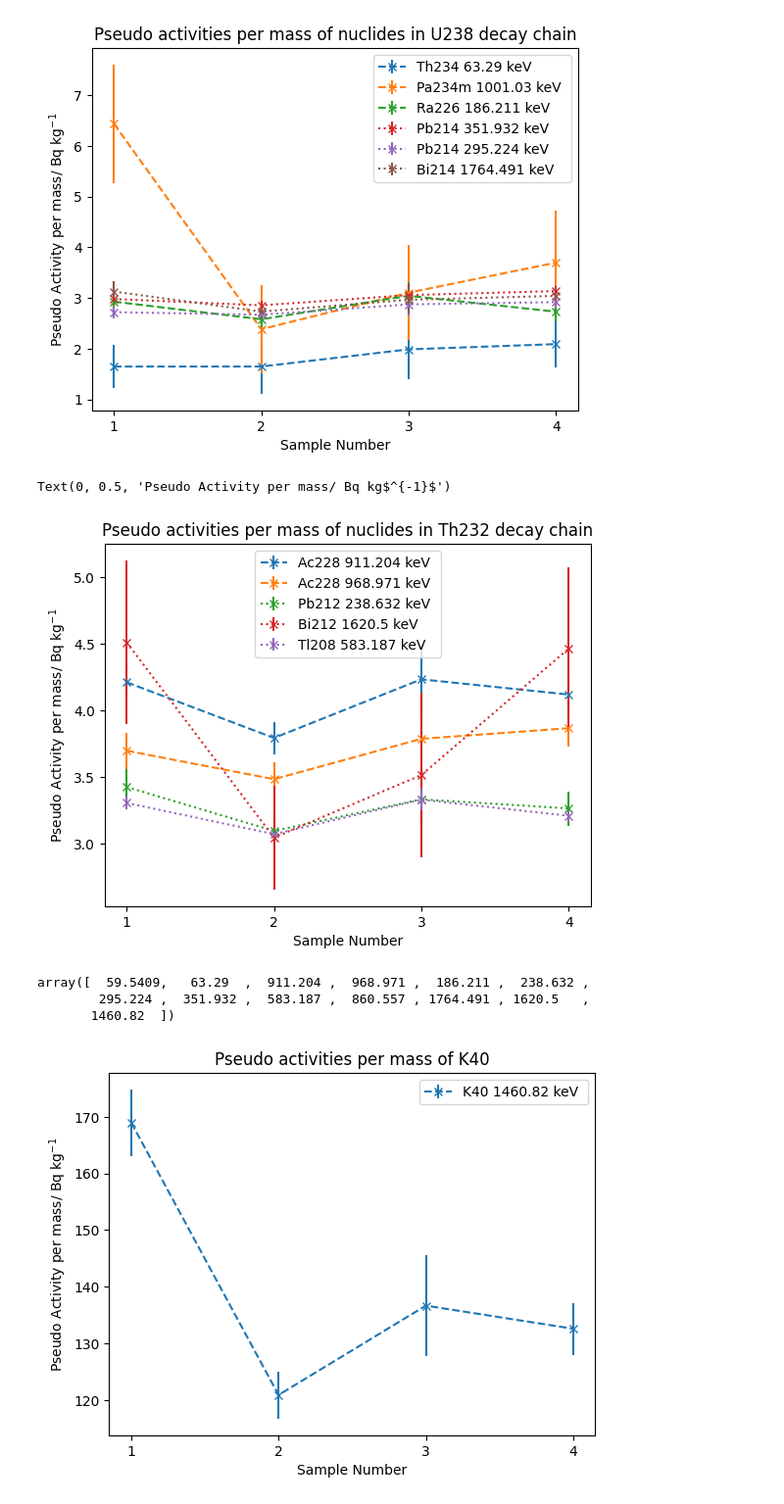
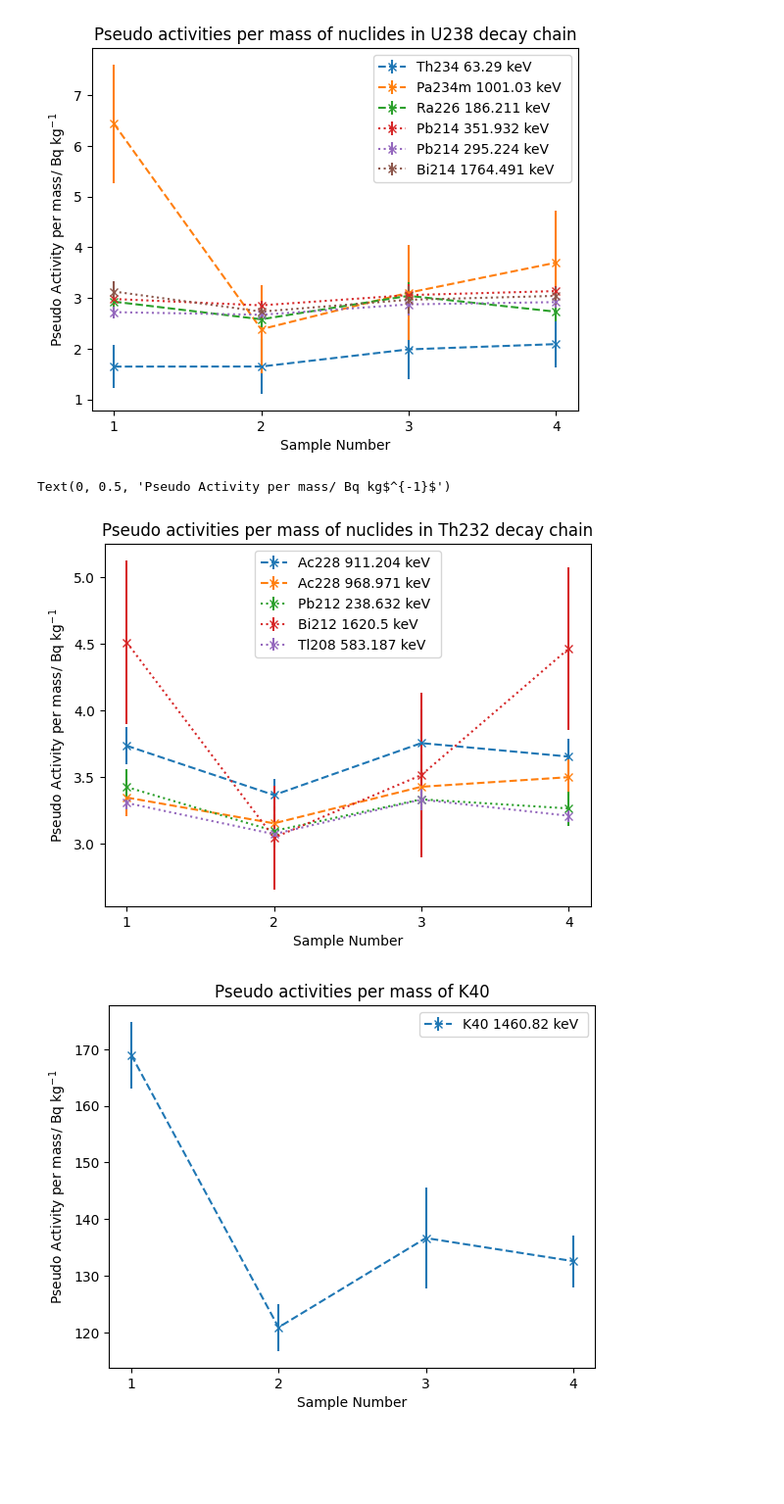
Before and after one commit to ngcnpeter/HPGe_lab_y3, a Jupyter notebook: formal_report.ipynb, the cells around one changed output. Shown at 98% size. Cells and saved outputs as stored; diff of their text form; code cells hidden in the pictures; blank space fills up the shorter version.

```diff
--- a/formal_report.ipynb
+++ b/formal_report.ipynb
@@ -629,7 +545,7 @@ class chain:
     def __init__(self,E_arr):
         '''Output section of dataframe only with energies present in the E_arr'''
         self.df = df.loc[1:][df.loc[1:,'nndc_peak_energy'].isin(E_arr)]
-        self.nuc = self.df['nuclide']
+        self.nuc = self.df['Nuclide']
 
 U238_df = df[df['nndc_peak_energy'].isin(U238_E)]
 chain(U238_E).df
@@ -644,6 +560,3 @@ plt.ylabel(r'Pseudo Activity per mass/ Bq kg$^{-1}$')
 # %% [output]
 Text(0, 0.5, 'Pseudo Activity per mass/ Bq kg$^{-1}$')
 [figure]
-# %%
-idx = chain(U238_E).df[chain(U238_E).df['nndc_peak_energy']==U238_E[2]].index
-nuc =
@@ -675,30 +581,24 @@ plt.savefig('formal_report_plots/U238.pdf')
 # %%
 plt.title('Pseudo activities per mass of nuclides in Th232 decay chain')
 marker = ['x--', 'x--', 'x:', 'x:', 'x:', 'x:']
-Th232_scale = [1/0.887,1/0.905,1,1,1/0.3594] #rescale for branching ratio of Tl208 to give th232 equivalent
+Th232_scale = [1,1,1,1,1/0.3594] #rescale for branching ratio of Tl208 to give th232 equivalent
 for i in range(len(Th232_E)-1):
     E = Th232_E[i]
 
     idx = chain(Th232_E).df[chain(Th232_E).df['nndc_peak_energy']==Th232_E[i]].index
     nuc = chain(Th232_E).df.loc[idx[0],'Nuclide']
     plt.errorbar(np.arange(1,5),chain(Th232_E).df.loc[idx,'pseudo_A'][:-1]*Th232_scale[i],
     yerr= chain(Th232_E).df.loc[idx,'pseudo_A_err'][:-1],
      fmt =marker[i],label = f'{nuc} {E} keV ')
     #plt.errorbar(np.arange(1,5),chain(U238_E).df.loc[idx,'pseudo_A'][:-1])
 plt.legend()
 plt.xticks(np.arange(1,5))
 plt.xlabel('Sample Number')
 plt.ylabel(r'Pseudo Activity per mass/ Bq kg$^{-1}$')
 #plt.savefig('formal_report_plots/Th232.pdf')
 # %% [output]
 Text(0, 0.5, 'Pseudo Activity per mass/ Bq kg$^{-1}$')
-[figure, old version]
+[figure, new version]
-# %%
-eff_df['nndc_peak_energy'].unique()
-# %% [output]
-array([  59.5409,   63.29  ,  911.204 ,  968.971 ,  186.211 ,  238.632 ,
-        295.224 ,  351.932 ,  583.187 ,  860.557 , 1764.491 , 1620.5   ,
-       1460.82  ])
 # %%
 plt.title('Pseudo activities per mass of K40')
 marker = ['x--', 'x--', 'x--', 'x:', 'x:', 'x:']
```
Also changed, not shown: parts of 28 cells of this notebook, 7 other files.
